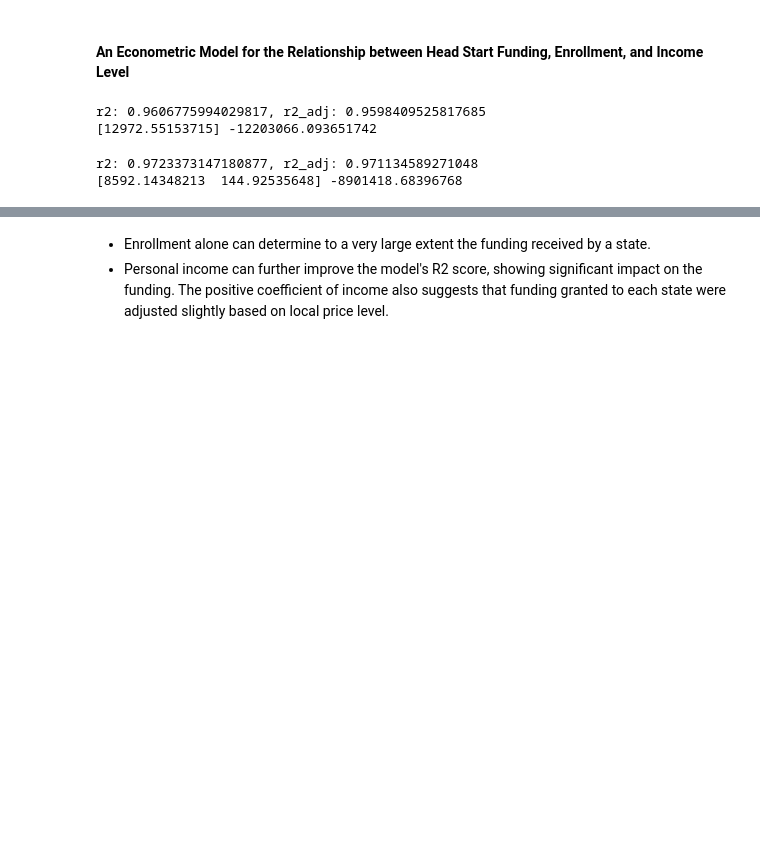
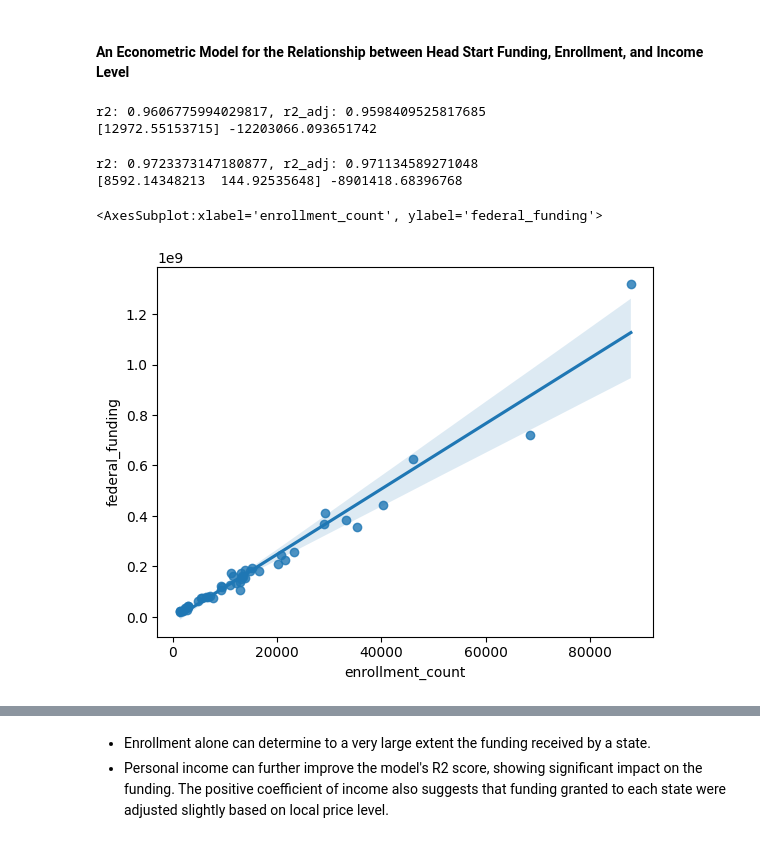
Before and after one commit to AGA-Datathon-2023/Dataminers, a Jupyter notebook: analysis_submission.ipynb, the cells around one changed output, grey strips where cells are left out. Cells and saved outputs as stored; diff of their text form; code cells hidden in the pictures; blank space fills up the shorter version.

```diff
--- a/analysis_submission.ipynb
+++ b/analysis_submission.ipynb
@@ -589,3 +590,8 @@ print(md.coef_, md.intercept_)
 # %% [output]
 r2: 0.9723373147180877, r2_adj: 0.971134589271048
 [8592.14348213  144.92535648] -8901418.68396768
+# %%
+sns.regplot(x=df.enrollment_count, y=df.federal_funding,)
+# %% [output]
+<AxesSubplot:xlabel='enrollment_count', ylabel='federal_funding'>
+[figure, added]
```
Also changed, not shown: parts of 6 cells of this notebook, 10 other files.
